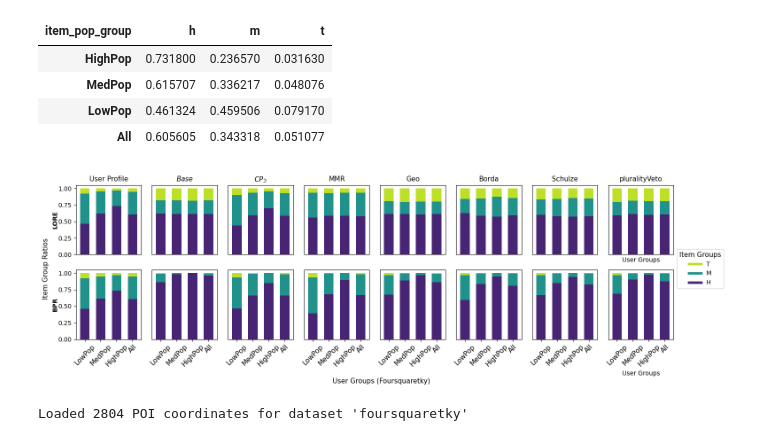
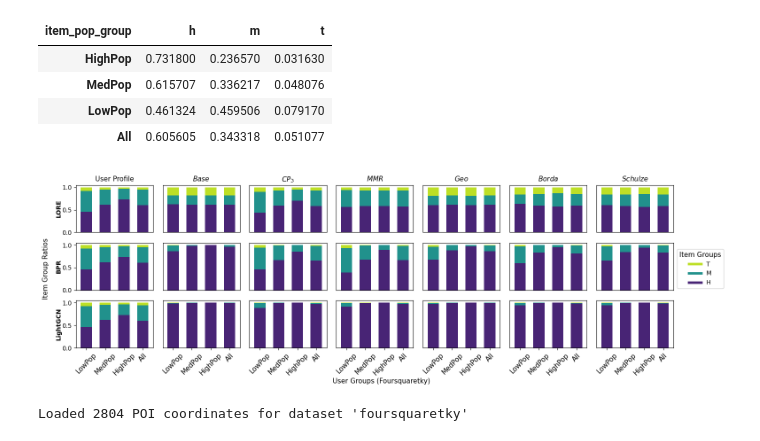
Before and after one commit to andreafooo/multistakeholder_poi, a Jupyter notebook: offline_evaluation.ipynb, the cells around one changed output. Cells and saved outputs as stored; diff of their text form; code cells hidden in the pictures.

```diff
--- a/offline_evaluation.ipynb
+++ b/offline_evaluation.ipynb
@@ -48,7 +52,7 @@ def create_model_directories(dataset, data, base_dir, recommendation_dirpart):
     Create output directories
     """
     model_directories = {}
-    methods = ["baseline", "cp_min_js", "mmr", "geo", "borda", "schulze", "pluralityveto"]
+    methods = ["baseline", "cp_min_js", "mmr", "geo", "borda", "schulze"]
 
     def recommender_dir_combiner(dataset, modelpart, method):
         return os.path.join(base_dir, f"{dataset}_dataset", recommendation_dirpart, modelpart, method, "top_k_recommendations.json")
@@ -124,7 +128,7 @@ def unstack_recommendations(df):
     unstacked_df = df.explode(["item_id:token"]).reset_index(drop=True)
     return unstacked_df
 # %%
-def top_k_to_df(recommender_dir, top_k_eval=10):
+def top_k_to_df(recommender_dir, top_k_eval=150):
     """ Fixed version that handles nested lists """
     with open(recommender_dir) as f:
         data = json.load(f)
@@ -272,8 +276,8 @@ def calculate_t_test_between_user_groups(group_scores):
     return ttest
 # %%
 """ Looping through the models and methods to plot the popularity distribution """
-fig, axs = plt.subplots(2, 8, figsize=(15, 5.5))  # 3 models x 4 methods
-method_names_for_title = ["$Base$", "$CP_\Im$", "MMR", "Geo", "Borda", "Schulze", "pluralityVeto"]
+fig, axs = plt.subplots(3, 7, figsize=(15, 5.5))  # 3 models x 4 methods
+method_names_for_title = ["$Base$", "$CP_\Im$", "$MMR$", "$Geo$", "$Borda$", "$Schulze$"]
 
 # model_dirs_plot = copy.deepcopy(model_dirs)
 filtered_models = [
@@ -303,39 +307,39 @@ for i, (model_name, methods) in enumerate(filtered_models):
     axs[i, 0].set_ylabel(model_name, fontsize=10, weight="bold", labelpad=0)
 
     if i == 5:
-                for k in range(8):
-                    axs[i, k].set_xticks(range(8))
+                for k in range(7):
+                    axs[i, k].set_xticks(range(7))
                     axs[i, k].set_xlabel("User Groups")
     else:
         for k in range(7):
             axs[i, k].set_xlabel("")
 
 for ax in axs[-1, :]:
     ax.set_xticks(range(4))
     ax.set_xticklabels(["LowPop", "MedPop", "HighPop", "All"], rotation=45, fontsize=11)
 
 for row in axs[:-1, :]:
     for ax in row:
         ax.set_xticks([])
 
 for row in axs:
     for ax in row[1:]:
         ax.set_yticks([])
 
 
 fig.text(0.55, 0.03, f"User Groups ({dataset.capitalize()})", ha="center", fontsize=11)
 fig.text(0.04, 0.5, "Item Group Ratios", va="center", rotation="vertical", fontsize=11)
 
 handles = [plt.Line2D([0], [0], color=color, lw=4) for color in plt.cm.viridis([0.9, 0.5, 0.1])]
 labels = ["T", "M", "H"]
 
 
 fig.legend(handles, labels, title="Item Groups", loc="center right", bbox_to_anchor=(1.07, 0.5), ncol=1, title_fontsize=11)
 #fig.suptitle(f"Popularity Distribution for {dataset.capitalize()} Dataset", fontsize=12, weight="bold", y=0.87, x=0.57)
 plt.tight_layout(rect=[0.05, 0.03, 1, 0.91])
-plt.savefig(os.path.join(BASE_DIR, f"{dataset}_dataset", "plots", "popularity_distribution_paper.png"), bbox_inches="tight")
+plt.savefig(os.path.join(BASE_DIR, f"{dataset}_dataset", "plots", f"{dataset}_popularity_distribution_paper.png"), bbox_inches="tight")
 # %% [output]
-[figure, old version]
+[figure, new version]
 # %%
 poi_df = load_coordinates(dataset)
 # %% [output]
```
Also changed, not shown: parts of 27 cells of this notebook, 25 other files.
